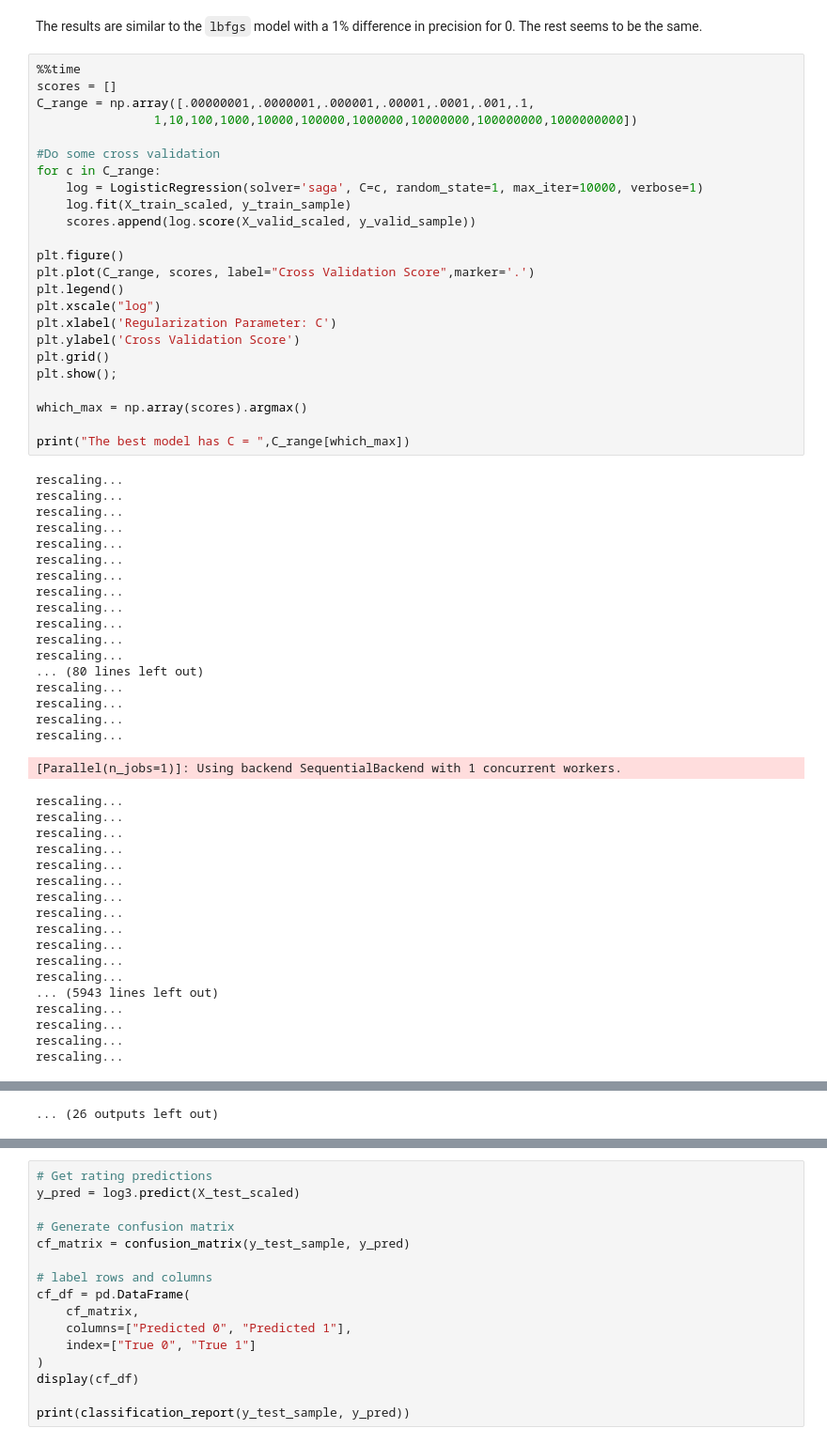
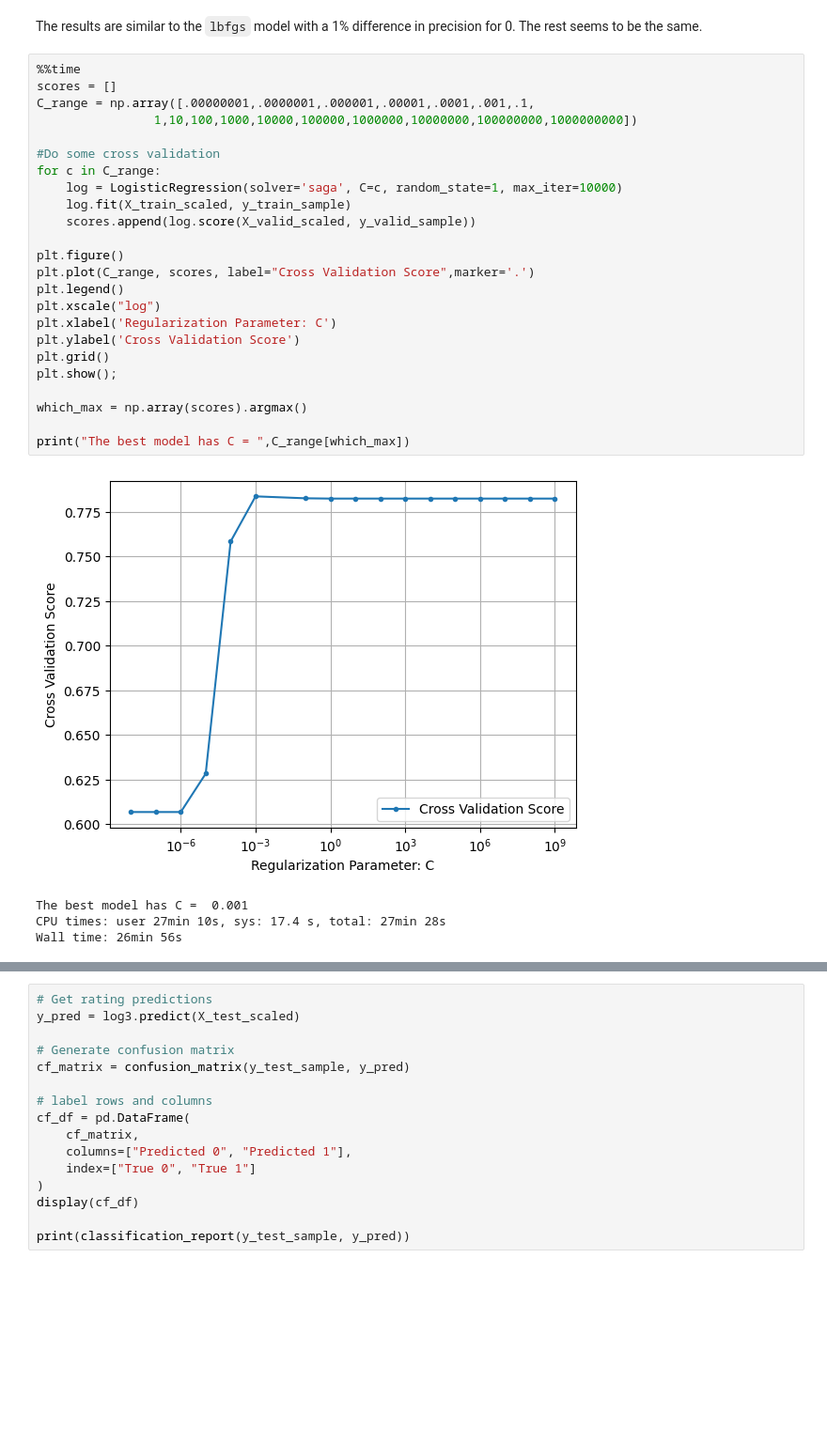
Before and after one commit to b8luong/Amazon-Reviews-Capstone, a Jupyter notebook: Basic Modeling.ipynb, the cells around one changed output, grey strips where cells are left out. Shown at 94% size. Saved outputs shown, nothing was run; the diff lists cells and outputs as text; blank space fills up the shorter version.

```diff
--- a/Basic Modeling.ipynb
+++ b/Basic Modeling.ipynb
@@ -448,60 +451,29 @@ The results are similar to the `lbfgs` model with a 1% difference in precision f
 # %%
 %%time
 scores = []
 C_range = np.array([.00000001,.0000001,.000001,.00001,.0001,.001,.1,
                 1,10,100,1000,10000,100000,1000000,10000000,100000000,1000000000])
 
 #Do some cross validation
 for c in C_range:
-    log = LogisticRegression(solver='saga', C=c, random_state=1, max_iter=10000, verbose=1)
+    log = LogisticRegression(solver='saga', C=c, random_state=1, max_iter=10000)
     log.fit(X_train_scaled, y_train_sample)
     scores.append(log.score(X_valid_scaled, y_valid_sample))
 
 plt.figure()
 plt.plot(C_range, scores, label="Cross Validation Score",marker='.')
 plt.legend()
 plt.xscale("log")
 plt.xlabel('Regularization Parameter: C')
 plt.ylabel('Cross Validation Score')
 plt.grid()
 plt.show();
 
 which_max = np.array(scores).argmax()
 
 print("The best model has C = ",C_range[which_max])
 # %% [output]
+[figure, added]
-rescaling...
-rescaling...
-rescaling...
-rescaling...
-rescaling...
-rescaling...
-rescaling...
-rescaling...
-rescaling...
-rescaling...
-rescaling...
-rescaling...
-... (80 lines left out)
-rescaling...
-rescaling...
-rescaling...
-rescaling...
+The best model has C =  0.001
+CPU times: user 27min 10s, sys: 17.4 s, total: 27min 28s
+Wall time: 26min 56s
-[Parallel(n_jobs=1)]: Using backend SequentialBackend with 1 concurrent workers.
-rescaling...
-rescaling...
-rescaling...
-rescaling...
-rescaling...
-rescaling...
-rescaling...
-rescaling...
-rescaling...
-rescaling...
-rescaling...
-rescaling...
-... (5943 lines left out)
-rescaling...
-rescaling...
-rescaling...
-rescaling...
@@ -554 +479,0 @@ convergence after 36 epochs took 5 seconds
-... (26 outputs left out)
```
Also changed, not shown: parts of 33 cells of this notebook, 1 other file.
